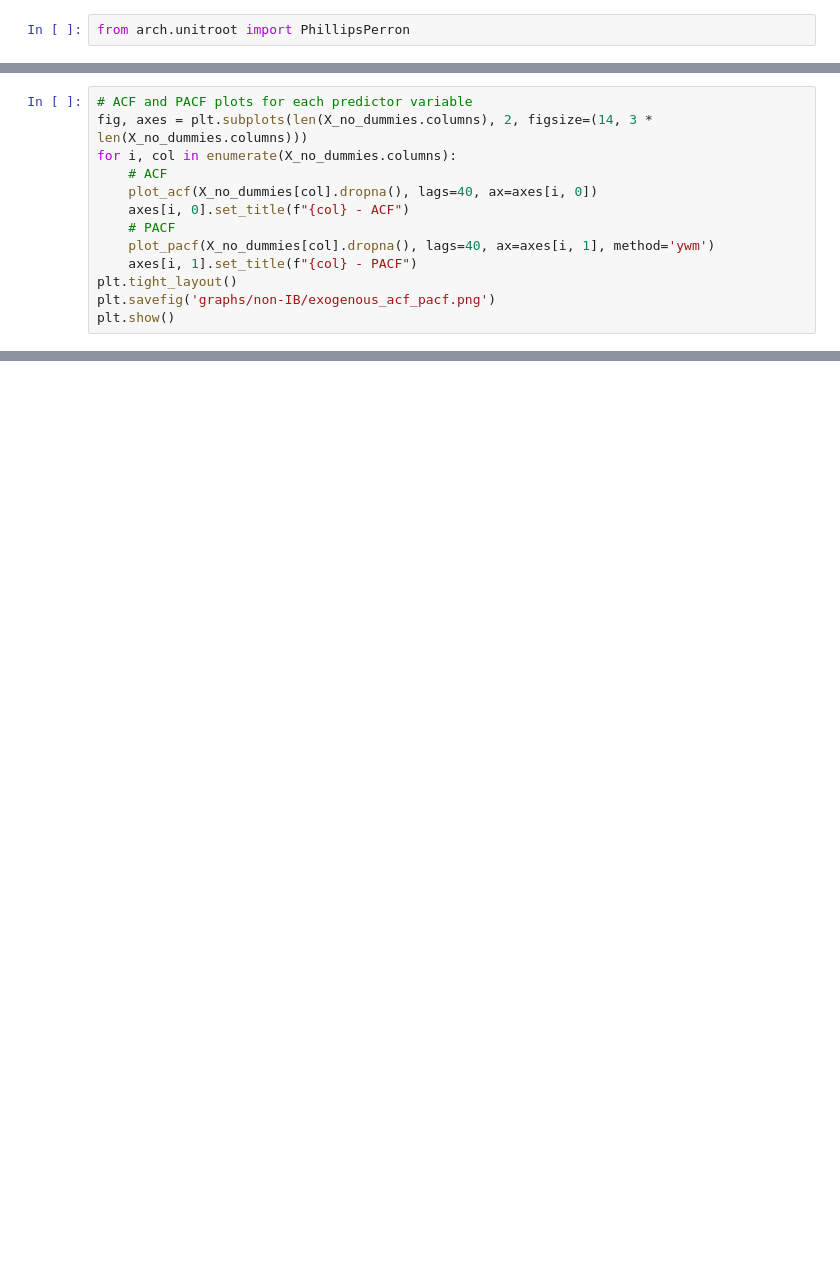
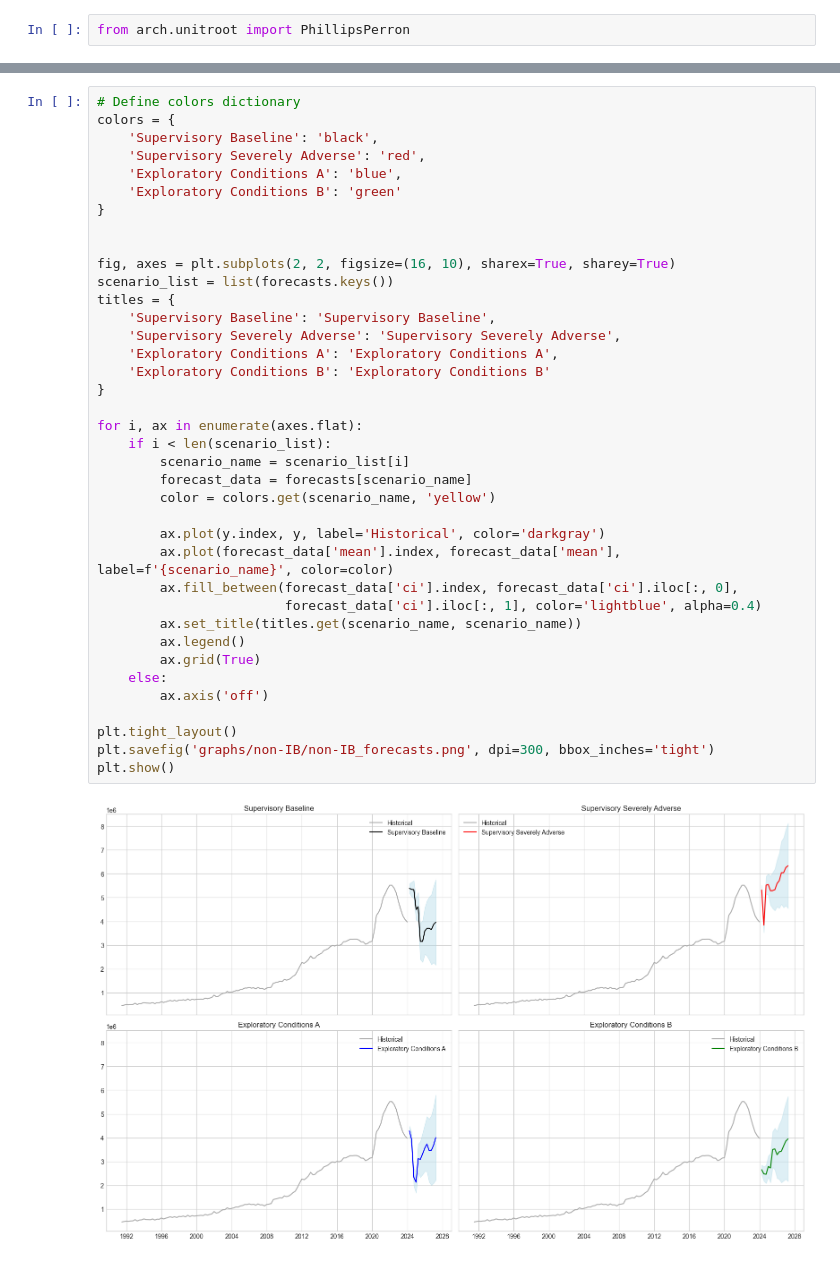
Before and after one commit to divija-rao/Deposit_Modeling, a Jupyter notebook: non_interest_bearing_deposits.ipynb, the cells around one changed output, grey strips where cells are left out. Saved outputs shown, nothing was run; the diff lists cells and outputs as text; blank space fills up the shorter version.

```diff
--- a/non_interest_bearing_deposits.ipynb
+++ b/non_interest_bearing_deposits.ipynb
@@ -319,13 +260,0 @@ look-up table. The actual p-value is greater than the p-value returned.
-# %%
-# ACF and PACF plots for each predictor variable
-fig, axes = plt.subplots(len(X_no_dummies.columns), 2, figsize=(14, 3 * len(X_no_dummies.columns)))
-for i, col in enumerate(X_no_dummies.columns):
-    # ACF
-    plot_acf(X_no_dummies[col].dropna(), lags=40, ax=axes[i, 0])
-    axes[i, 0].set_title(f"{col} - ACF")
-    # PACF
-    plot_pacf(X_no_dummies[col].dropna(), lags=40, ax=axes[i, 1], method='ywm')
-    axes[i, 1].set_title(f"{col} - PACF")
-plt.tight_layout()
-plt.savefig('graphs/non-IB/exogenous_acf_pacf.png')
-plt.show()
@@ -350,0 +781,40 @@ Non-interest-bearing deposits (2nd diff): The ACF has a pronounced negative spik
+# %%
+# Define colors dictionary
+colors = {
+    'Supervisory Baseline': 'black',
+    'Supervisory Severely Adverse': 'red',
+    'Exploratory Conditions A': 'blue',
+    'Exploratory Conditions B': 'green'
+}
+
+
+fig, axes = plt.subplots(2, 2, figsize=(16, 10), sharex=True, sharey=True)
+scenario_list = list(forecasts.keys())
+titles = {
+    'Supervisory Baseline': 'Supervisory Baseline',
+    'Supervisory Severely Adverse': 'Supervisory Severely Adverse',
+    'Exploratory Conditions A': 'Exploratory Conditions A',
+    'Exploratory Conditions B': 'Exploratory Conditions B'
+}
+
+for i, ax in enumerate(axes.flat):
+    if i < len(scenario_list):
+        scenario_name = scenario_list[i]
+        forecast_data = forecasts[scenario_name]
+        color = colors.get(scenario_name, 'yellow')
+
+        ax.plot(y.index, y, label='Historical', color='darkgray')
+        ax.plot(forecast_data['mean'].index, forecast_data['mean'], label=f'{scenario_name}', color=color)
+        ax.fill_between(forecast_data['ci'].index, forecast_data['ci'].iloc[:, 0],
+                        forecast_data['ci'].iloc[:, 1], color='lightblue', alpha=0.4)
+        ax.set_title(titles.get(scenario_name, scenario_name))
+        ax.legend()
+        ax.grid(True)
+    else:
+        ax.axis('off')
+
+plt.tight_layout()
+plt.savefig('graphs/non-IB/non-IB_forecasts.png', dpi=300, bbox_inches='tight')
+plt.show()
+# %% [output]
+[figure, added]
```
Also changed, not shown: parts of 43 cells of this notebook.
